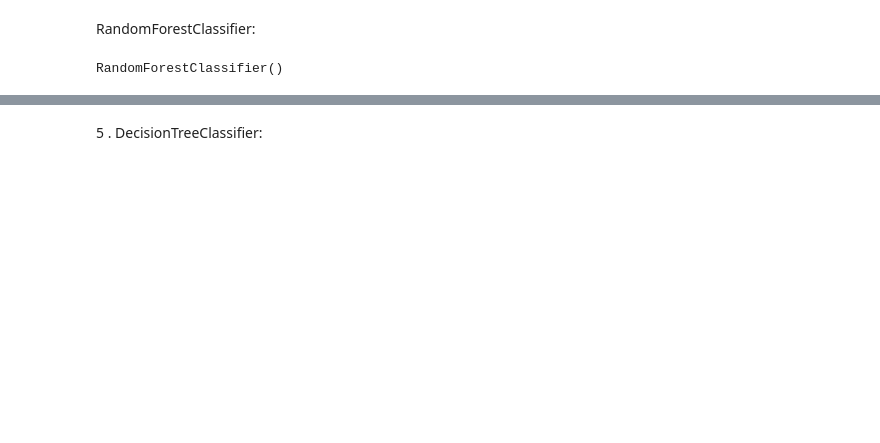
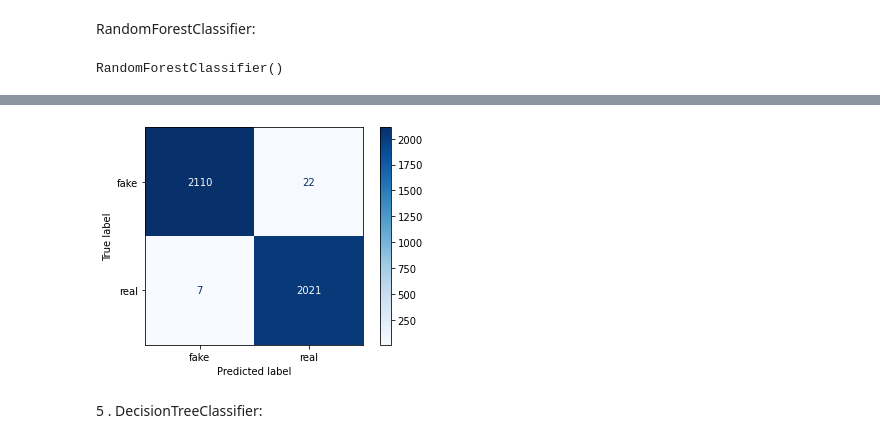
Before and after one commit to anamul01988/fake-news-detection-ml-project, a Jupyter notebook: Fake News - different algorithms and tfidf vectorizer _author and title-diff appraocj.ipynb, the cells around one changed output, grey strips where cells are left out. Cells and saved outputs as stored; diff of their text form; code cells hidden in the pictures; blank space fills up the shorter version.

```diff
--- a/Fake News - different algorithms and tfidf vectorizer _author and title-diff appraocj.ipynb
+++ b/Fake News - different algorithms and tfidf vectorizer _author and title-diff appraocj.ipynb
@@ -426,3 +463,8 @@ RFCLmodel accuracy_score:  0.9923076923076923
+# %%
+plot_confusion_matrix(Rfcl,X_test,y_test,display_labels=['fake','real'],cmap='Blues')
+plt.show()
+# %% [output]
+[figure, added]
 # %% [markdown]
 5 . DecisionTreeClassifier:
 # %%
```
Also changed, not shown: parts of 20 cells of this notebook, 12 other files.
